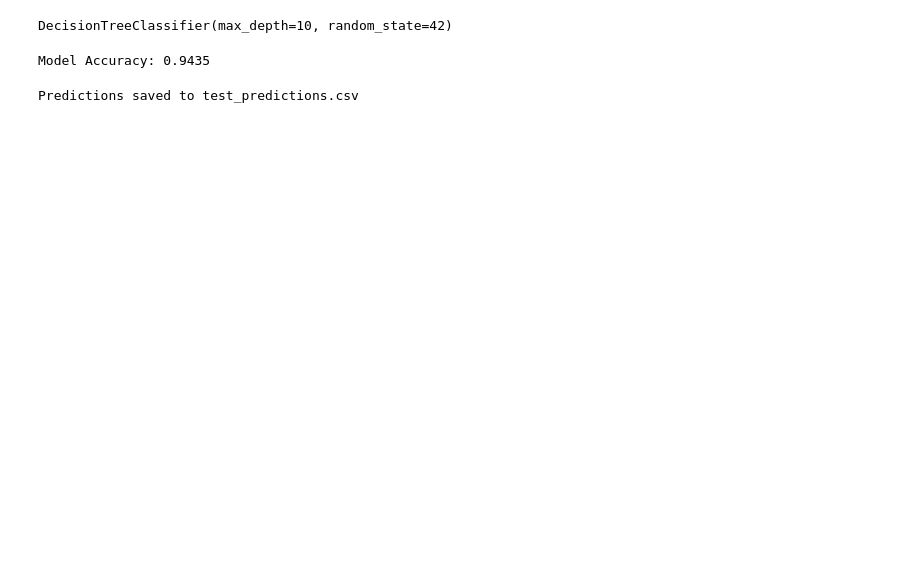
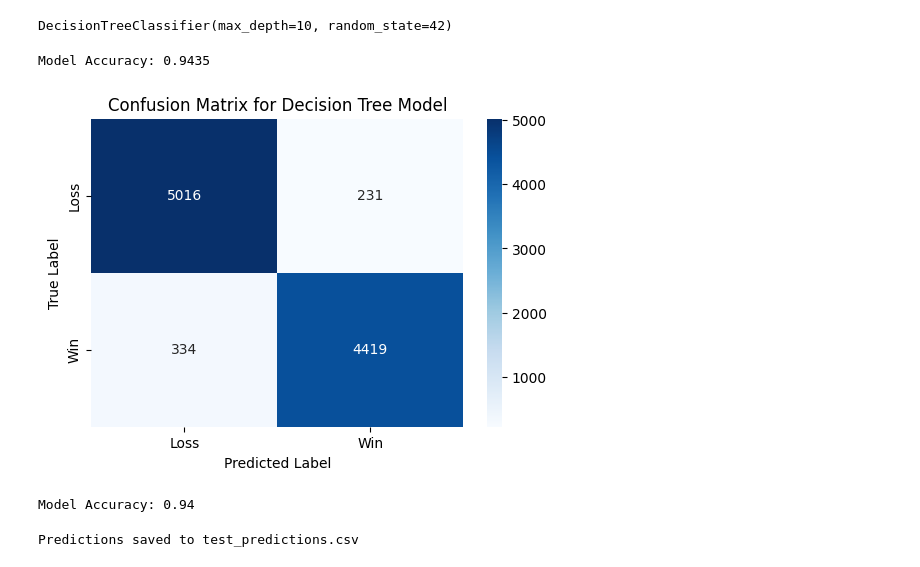
Before and after one commit to katsura919/elective2-repo, a Jupyter notebook: Pokemon Battle Outcome/pokomen.ipynb, the cells around one changed output. Drawn from its saved outputs; the diff is of its cells as text; code cells hidden in the pictures; blank space fills up the shorter version.

```diff
--- a/Pokemon Battle Outcome/pokomen.ipynb
+++ b/Pokemon Battle Outcome/pokomen.ipynb
@@ -85,6 +153,27 @@ accuracy = accuracy_score(y_test, y_pred)
 print(f"Model Accuracy: {accuracy:.4f}")
 # %% [output]
 Model Accuracy: 0.9435
+# %%
+# Step 1: Make Predictions
+y_pred = model.predict(X_test)
+
+# Step 2: Compute Confusion Matrix
+cm = confusion_matrix(y_test, y_pred)
+
+# Step 3: Plot the Confusion Matrix
+plt.figure(figsize=(6, 4))
+sns.heatmap(cm, annot=True, fmt="d", cmap="Blues", xticklabels=["Loss", "Win"], yticklabels=["Loss", "Win"])
+plt.xlabel("Predicted Label")
+plt.ylabel("True Label")
+plt.title("Confusion Matrix for Decision Tree Model")
+plt.show()
+
+# Step 4: Print Accuracy (Optional)
+accuracy = accuracy_score(y_test, y_pred)
+print(f"Model Accuracy: {accuracy:.2f}")
+# %% [output]
+[figure, added]
+Model Accuracy: 0.94
 # %%
 # Prepare test predictions
 test_features = np.array(test_data.apply(get_features, axis=1).tolist())
```
Also changed, not shown: parts of 5 cells of this notebook, 3 other files.
